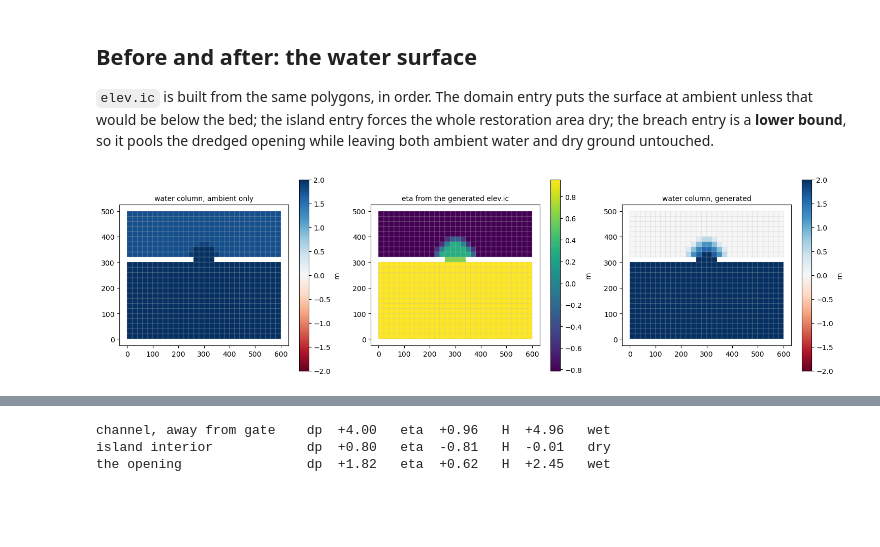
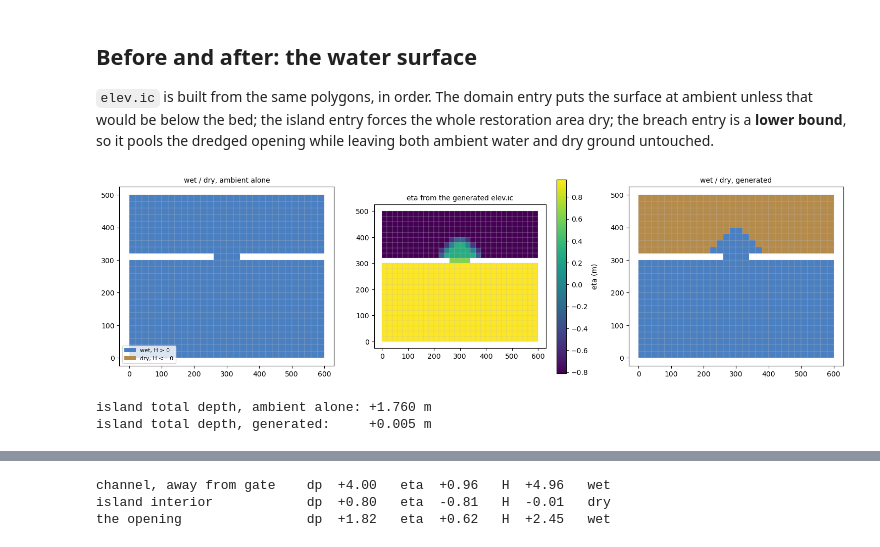
Before and after one commit to CADWRDeltaModeling/schimpy, a Jupyter notebook: docsrc/notebooks/inundate_island.ipynb, the cells around one changed output, grey strips where cells are left out. Saved outputs shown, nothing was run; the diff lists cells and outputs as text; code cells hidden in the pictures; blank space fills up the shorter version.

```diff
--- a/docsrc/notebooks/inundate_island.ipynb
+++ b/docsrc/notebooks/inundate_island.ipynb
@@ -299,26 +302,47 @@ ambient unless that would be below the bed; the island entry forces the whole re
 area dry; the breach entry is a **lower bound**, so it pools the dredged opening while
 leaving both ambient water and dry ground untouched.
 # %%
+from matplotlib.colors import ListedColormap
+from matplotlib.patches import Patch
+
 eta_naive = np.maximum(AMBIENT, -dp_after - FREEBOARD)   # ambient only, no island entry
 eta = setup.apply_polygons(
     polygons=artifacts["elevation"]["polygons"], default=AMBIENT
 )
 
 h_naive = dp_after + eta_naive
 h = dp_after + eta
 
+# the island ends up dry by only the freeboard, which no depth scale that also has
+# to hold a 5 m channel can show, so plot the wet/dry state itself
+wetdry = ListedColormap(["#b58b4c", "#4a7fc1"])
+
 fig, axes = plt.subplots(1, 3, figsize=(15, 4.2))
-for ax, vals, title, cmap in [
-    (axes[0], h_naive, "water column, ambient only", "RdBu"),
-    (axes[1], eta, "eta from the generated elev.ic", "viridis"),
-    (axes[2], h, "water column, generated", "RdBu"),
+for ax, vals, title in [
+    (axes[0], h_naive, "wet / dry, ambient alone"),
+    (axes[2], h, "wet / dry, generated"),
 ]:
-    pc = draw_field(ax, mesh, vals, title, cmap=cmap)
-    if cmap == "RdBu":
-        pc.set_clim(-2, 2)
-    plt.colorbar(pc, ax=ax, label="m")
+    pc = draw_field(ax, mesh, (vals > 0).astype(float), title, cmap=wetdry)
+    pc.set_clim(0, 1)
+axes[0].legend(
+    handles=[
+        Patch(facecolor="#4a7fc1", label="wet, H > 0"),
+        Patch(facecolor="#b58b4c", label="dry, H <= 0"),
+    ],
+    loc="lower left",
+    fontsize=8,
+)
+
+pc = draw_field(axes[1], mesh, eta, "eta from the generated elev.ic", cmap="viridis")
+plt.colorbar(pc, ax=axes[1], label="eta (m)")
+
 plt.tight_layout()
 plt.show()
+
+print(f"island total depth, ambient alone: {h_naive[(mesh.nodes[:, 1] > 360)].mean():+.3f} m")
+print(f"island total depth, generated:     {h[(mesh.nodes[:, 1] > 360)].mean():+.3f} m")
 # %% [output]
-[figure, old version]
+[figure, new version]
+island total depth, ambient alone: +1.760 m
+island total depth, generated:     +0.005 m
 # %% [markdown]
```
Also changed, not shown: parts of 7 cells of this notebook.
